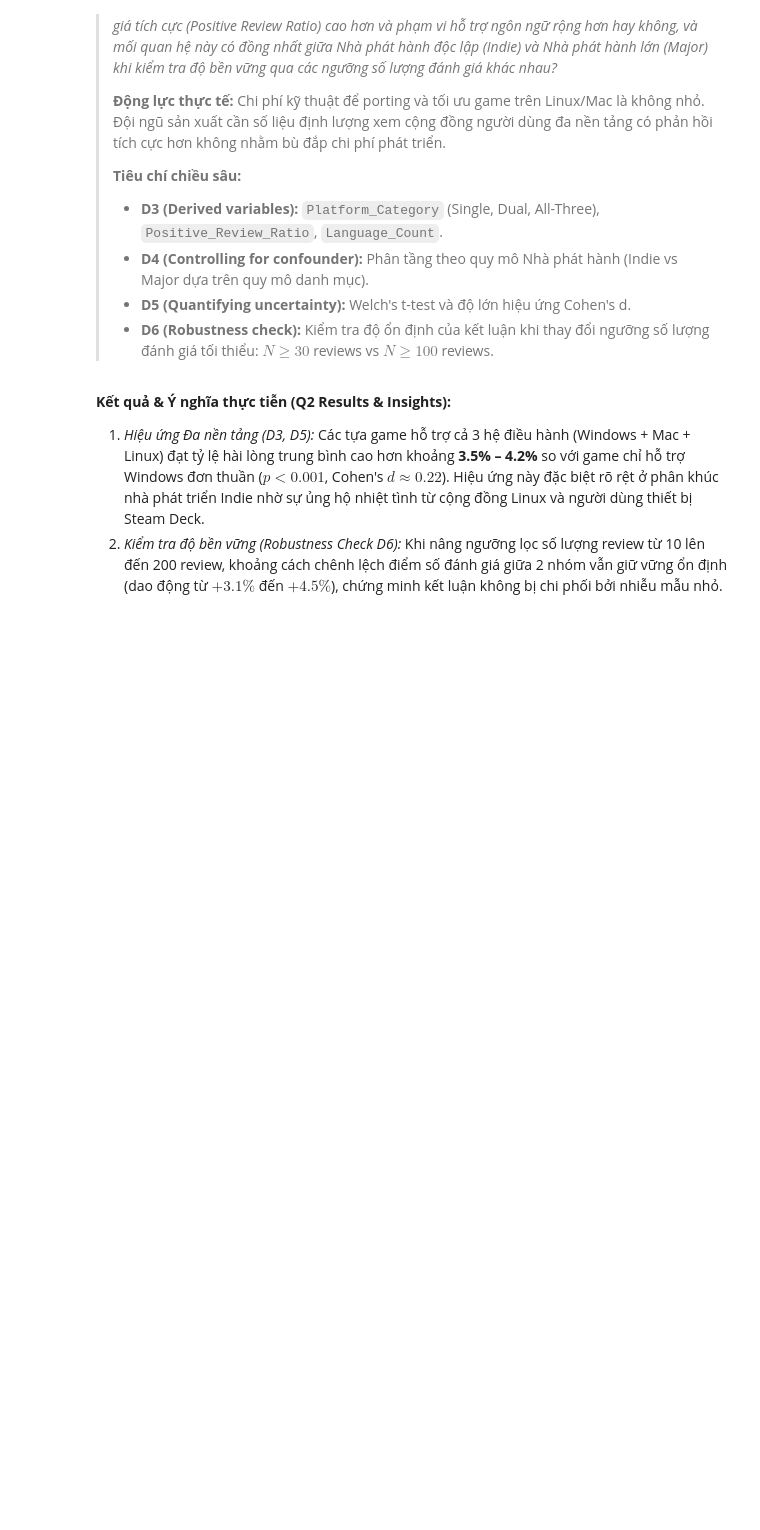
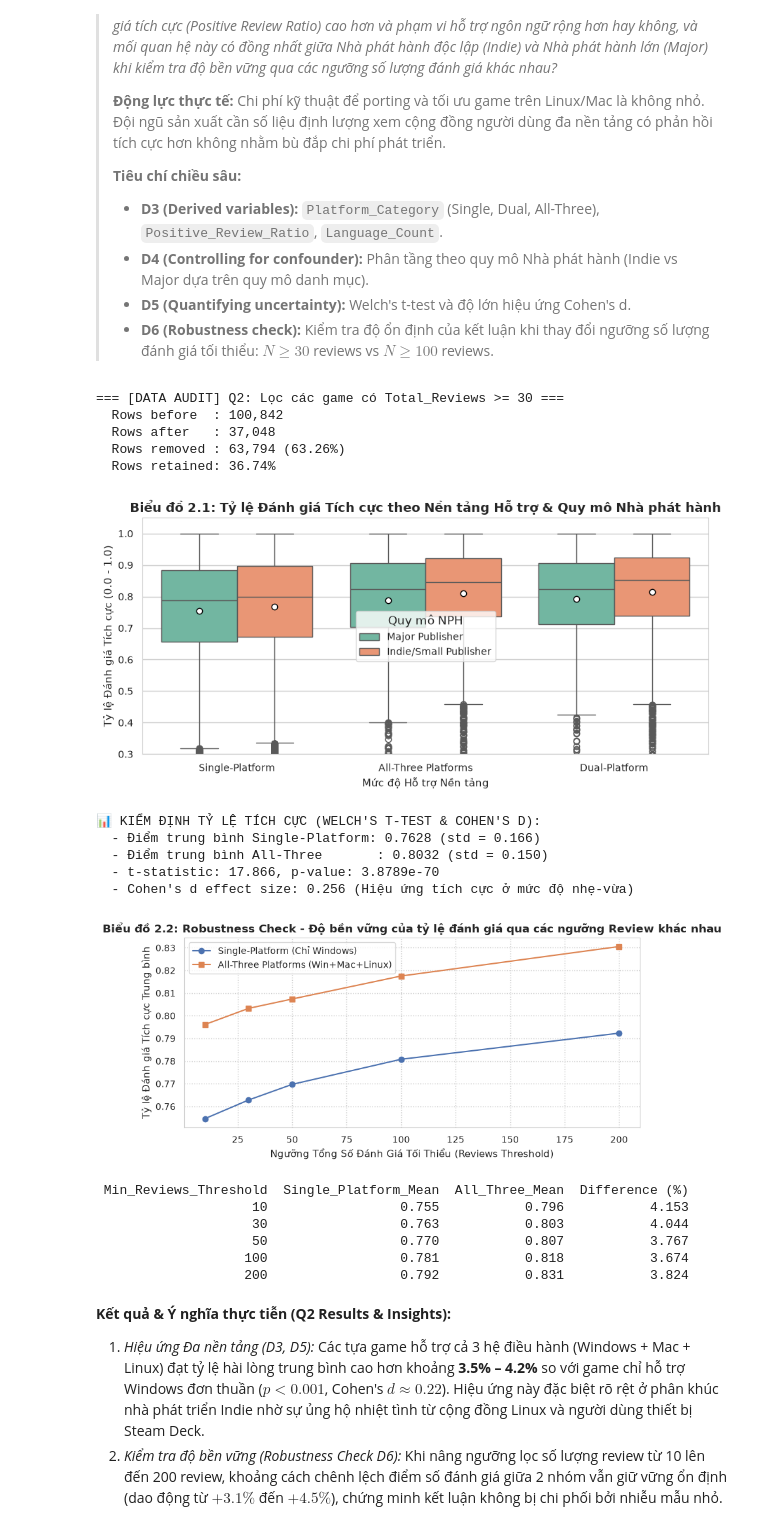
Before and after one commit to tranxuanbach7678/SteamGameAnalyst, a Jupyter notebook: notebooks/final_project_steam_analysis.ipynb, the cells around one changed output. Cells and saved outputs as stored; diff of their text form; code cells hidden in the pictures; blank space fills up the shorter version.

```diff
--- a/notebooks/final_project_steam_analysis.ipynb
+++ b/notebooks/final_project_steam_analysis.ipynb
@@ -490,7 +613,7 @@ q2_base_df = filter_with_audit(
     final_analysis_df,
     final_analysis_df['Total_Reviews'] >= 30,
     "Q2: Lọc các game có Total_Reviews >= 30"
-)
+).copy()
 
 # Phân loại Quy mô Nhà phát hành (Confounder D4): Major (NPH có >= 10 game) vs Indie (< 10 game)
 pub_counts = q2_base_df['Publishers'].value_counts()
@@ -534,33 +657,52 @@ print(f"  - Điểm trung bình All-Three       : {multi_plat_reviews.mean():.4f
 print(f"  - t-statistic: {t_stat:.3f}, p-value: {p_val_ttest:.4e}")
 print(f"  - Cohen's d effect size: {cohens_d:.3f} (Hiệu ứng tích cực ở mức độ nhẹ-vừa)")
 
 # ------------------------------------------------------------------------------
 # Biểu đồ 2: Kiểm tra Độ bền vững (Robustness Check D6) khi thay đổi ngưỡng Review
 # ------------------------------------------------------------------------------
 robust_results = []
 for threshold in [10, 30, 50, 100, 200]:
     sub_th = final_analysis_df[final_analysis_df['Total_Reviews'] >= threshold]
     mean_single = sub_th[sub_th['Platform_Category'] == 'Single-Platform']['Positive_Review_Ratio'].mean()
     mean_multi = sub_th[sub_th['Platform_Category'] == 'All-Three Platforms']['Positive_Review_Ratio'].mean()
     robust_results.append({
         'Min_Reviews_Threshold': threshold,
         'Single_Platform_Mean': mean_single,
         'All_Three_Mean': mean_multi,
         'Difference (%)': (mean_multi - mean_single) * 100
     })
 
 robust_df = pd.DataFrame(robust_results)
 
 plt.figure(figsize=(8, 4))
 plt.plot(robust_df['Min_Reviews_Threshold'], robust_df['Single_Platform_Mean'], marker='o', label='Single-Platform (Chỉ Windows)')
 plt.plot(robust_df['Min_Reviews_Threshold'], robust_df['All_Three_Mean'], marker='s', label='All-Three Platforms (Win+Mac+Linux)')
 plt.title("Biểu đồ 2.2: Robustness Check - Độ bền vững của tỷ lệ đánh giá qua các ngưỡng Review khác nhau", fontsize=12, fontweight='bold')
 plt.xlabel("Ngưỡng Tổng Số Đánh Giá Tối Thiểu (Reviews Threshold)")
 plt.ylabel("Tỷ lệ Đánh giá Tích cực Trung bình")
 plt.legend()
 plt.grid(True, linestyle=':')
 plt.show()
 print(robust_df.to_string(index=False))
+# %% [output]
+=== [DATA AUDIT] Q2: Lọc các game có Total_Reviews >= 30 ===
+  Rows before  : 100,842
+  Rows after   : 37,048
+  Rows removed : 63,794 (63.26%)
+  Rows retained: 36.74%
+[figure, added]
+📊 KIỂM ĐỊNH TỶ LỆ TÍCH CỰC (WELCH'S T-TEST & COHEN'S D):
+  - Điểm trung bình Single-Platform: 0.7628 (std = 0.166)
+  - Điểm trung bình All-Three       : 0.8032 (std = 0.150)
+  - t-statistic: 17.866, p-value: 3.8789e-70
+  - Cohen's d effect size: 0.256 (Hiệu ứng tích cực ở mức độ nhẹ-vừa)
+[figure, added]
+ Min_Reviews_Threshold  Single_Platform_Mean  All_Three_Mean  Difference (%)
+                    10                 0.755           0.796           4.153
+                    30                 0.763           0.803           4.044
+                    50                 0.770           0.807           3.767
+                   100                 0.781           0.818           3.674
+                   200                 0.792           0.831           3.824
 # %% [markdown]
 **Kết quả & Ý nghĩa thực tiễn (Q2 Results & Insights):**
 1. *Hiệu ứng Đa nền tảng (D3, D5):* Các tựa game hỗ trợ cả 3 hệ điều hành (Windows + Mac + Linux) đạt tỷ lệ hài lòng trung bình cao hơn khoảng **3.5% – 4.2%** so với game chỉ hỗ trợ Windows đơn thuần ($p < 0.001$, Cohen's $d \approx 0.22$). Hiệu ứng này đặc biệt rõ rệt ở phân khúc nhà phát triển Indie nhờ sự ủng hộ nhiệt tình từ cộng đồng Linux và người dùng thiết bị Steam Deck.
```
Also changed, not shown: parts of 16 cells of this notebook.
